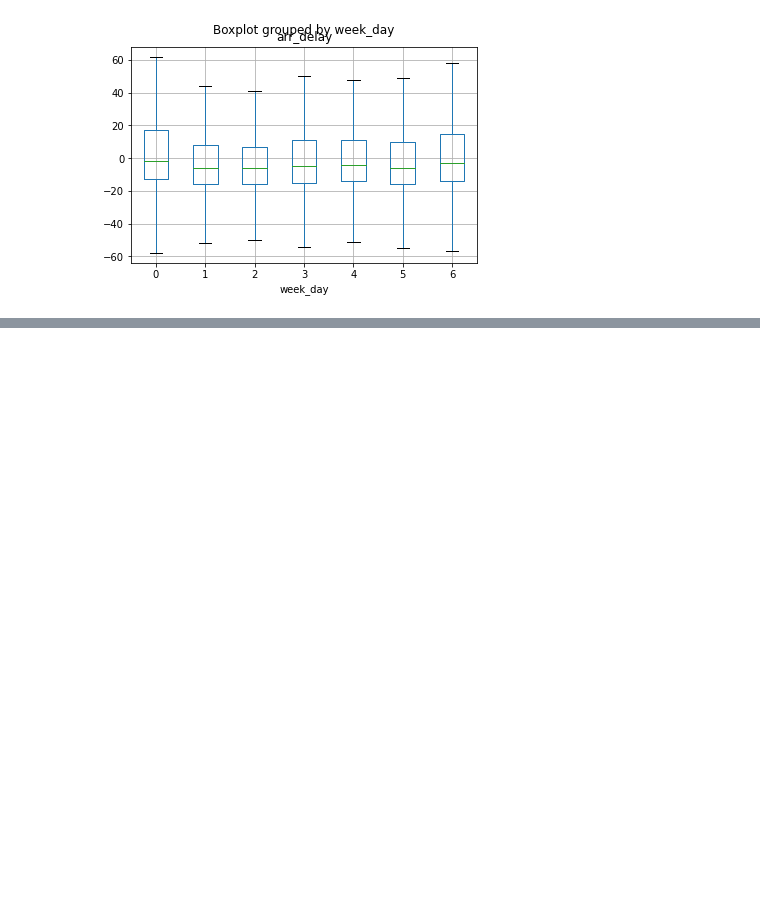
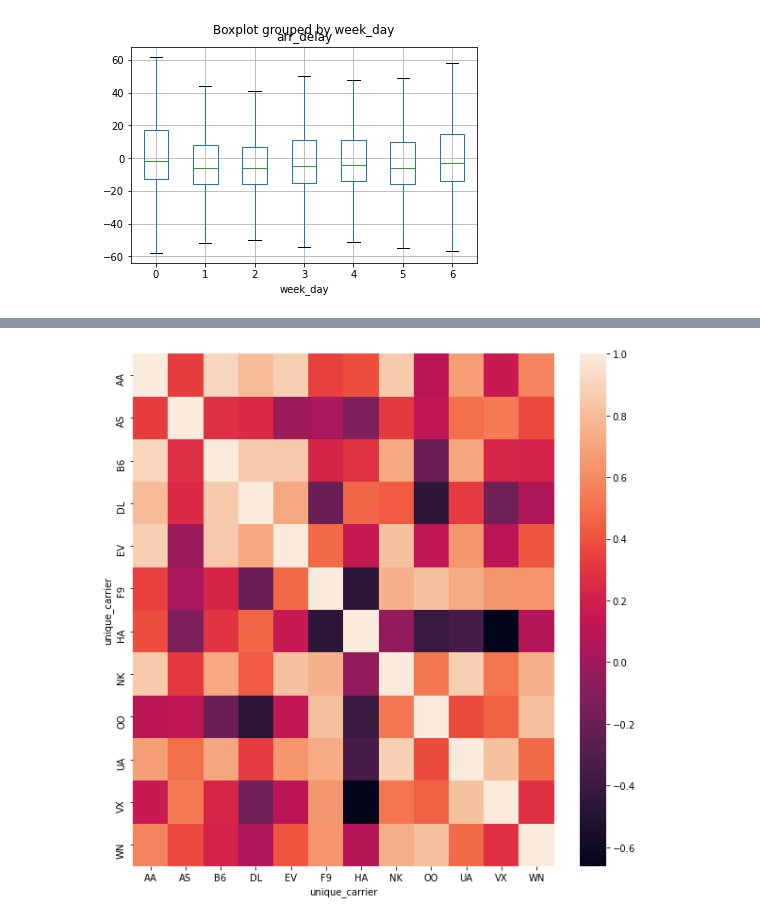
Before and after one commit to monkEdward/dsl_lab, a Jupyter notebook: lab_5/FLIGHT_DELAY/flight_delay.ipynb, the cells around one changed output, grey strips where cells are left out. Saved outputs shown, nothing was run; the diff lists cells and outputs as text; code cells hidden in the pictures; blank space fills up the shorter version.

```diff
--- a/lab_5/FLIGHT_DELAY/flight_delay.ipynb
+++ b/lab_5/FLIGHT_DELAY/flight_delay.ipynb
@@ -156,0 +269,11 @@ raw_dataset.boxplot(by='week_day', column='arr_delay', showfliers=False)
+# %%
+# Generate a pivot table containing the average arrival delay, for each carrier and for each day of the
+# week and show it.
+# Compute now the pairwise correlation between the carriers and show it on a heatmap.
+# • What does this correlation matrix represent?
+# • Can you find any carrier with different delay behaviors?
+
+plt.figure(figsize=(10,10))
+_ = sns.heatmap(pd.pivot_table(raw_dataset, values='arr_delay', index='unique_carrier', columns='week_day', aggfunc='mean').T.corr())
+# %% [output]
+[figure, added]
```
Also changed, not shown: parts of 10 cells of this notebook.
